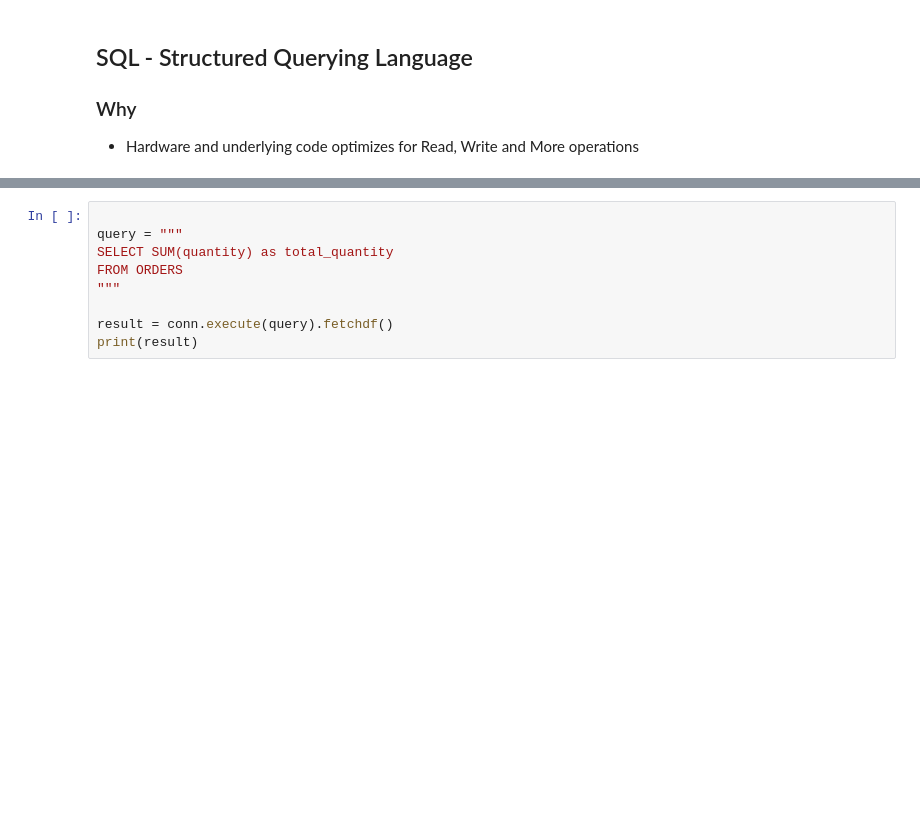
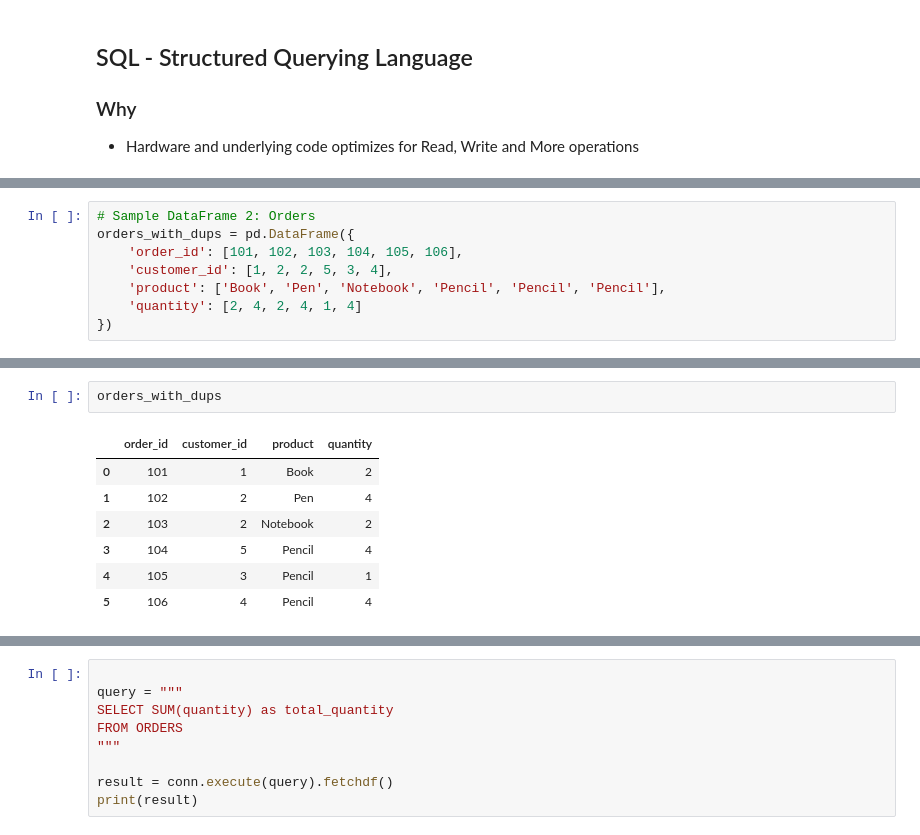
Before and after one commit to bipin-a/aidi-1100, a Jupyter notebook: lecture_material/Week6.ipynb, the cells around one changed output, grey strips where cells are left out. Saved outputs shown, nothing was run; the diff lists cells and outputs as text; blank space fills up the shorter version.

```diff
--- a/lecture_material/Week6.ipynb
+++ b/lecture_material/Week6.ipynb
@@ -2140,0 +2249,8 @@ print(result)
+# %%
+# Sample DataFrame 2: Orders
+orders_with_dups = pd.DataFrame({
+    'order_id': [101, 102, 103, 104, 105, 106],
+    'customer_id': [1, 2, 2, 5, 3, 4],
+    'product': ['Book', 'Pen', 'Notebook', 'Pencil', 'Pencil', 'Pencil'],
+    'quantity': [2, 4, 2, 4, 1, 4]
+})
@@ -2140,0 +2304,10 @@ print(result)
+# %%
+orders_with_dups
+# %% [output]
+|  | order_id | customer_id | product | quantity |
+| 0 | 101 | 1 | Book | 2 |
+| 1 | 102 | 2 | Pen | 4 |
+| 2 | 103 | 2 | Notebook | 2 |
+| 3 | 104 | 5 | Pencil | 4 |
+| 4 | 105 | 3 | Pencil | 1 |
+| 5 | 106 | 4 | Pencil | 4 |
```
Also changed, not shown: parts of 18 cells of this notebook.
